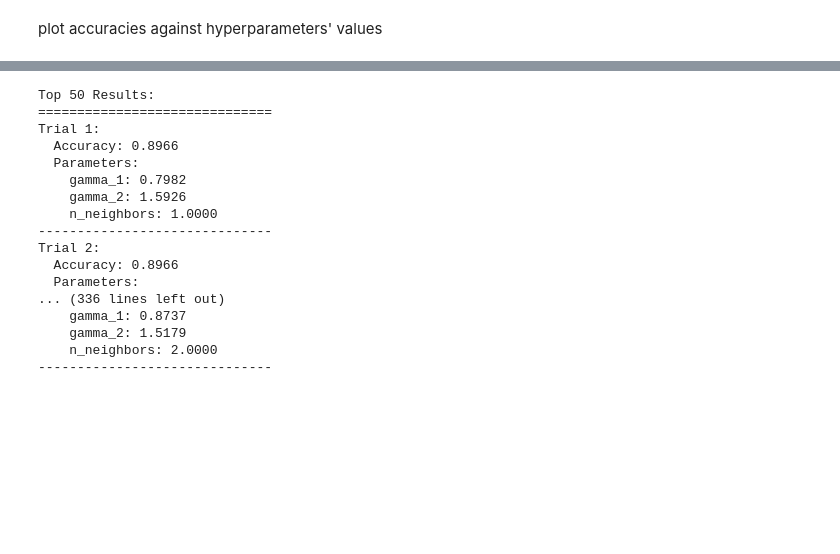
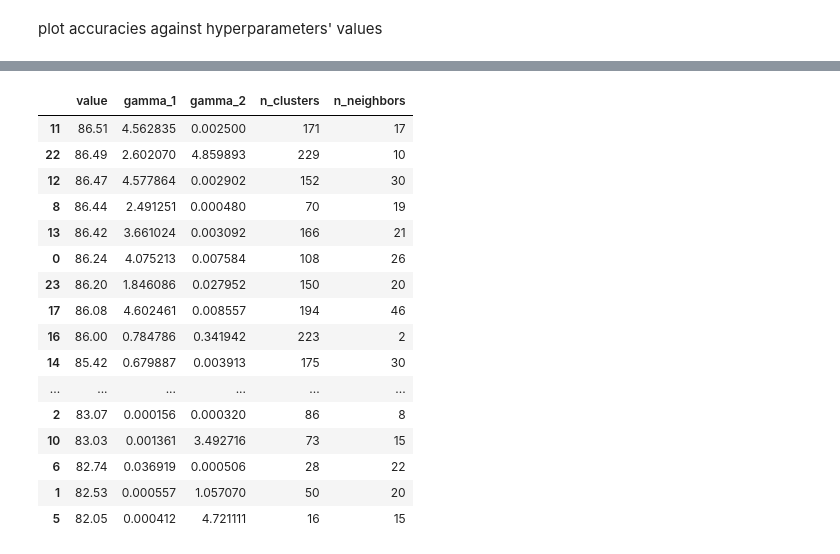
Before and after one commit to Hubizon/continual-learning-knn, a Jupyter notebook: dataset_1.ipynb, the cells around one changed output, grey strips where cells are left out. Cells and saved outputs as stored; diff of their text form; code cells hidden in the pictures; blank space fills up the shorter version.

```diff
--- a/dataset_1.ipynb
+++ b/dataset_1.ipynb
@@ -80,20 +97,21 @@ DatasetRun.plot_hyperparameters(trials, deg=2)
 # %%
-DatasetRun.print_results(trials, 50)
+if is_jupyter:
+    display(DatasetRun.print_results(study_name, only_important=True))
 # %% [output]
-Top 50 Results:
-==============================
-Trial 1:
-  Accuracy: 0.8966
-  Parameters:
-    gamma_1: 0.7982
-    gamma_2: 1.5926
-    n_neighbors: 1.0000
-------------------------------
-Trial 2:
-  Accuracy: 0.8966
-  Parameters:
-... (336 lines left out)
-    gamma_1: 0.8737
-    gamma_2: 1.5179
-    n_neighbors: 2.0000
-------------------------------
+|  | value | gamma_1 | gamma_2 | n_clusters | n_neighbors |
+| 11 | 86.51 | 4.562835 | 0.002500 | 171 | 17 |
+| 22 | 86.49 | 2.602070 | 4.859893 | 229 | 10 |
+| 12 | 86.47 | 4.577864 | 0.002902 | 152 | 30 |
+| 8 | 86.44 | 2.491251 | 0.000480 | 70 | 19 |
+| 13 | 86.42 | 3.661024 | 0.003092 | 166 | 21 |
+| 0 | 86.24 | 4.075213 | 0.007584 | 108 | 26 |
+| 23 | 86.20 | 1.846086 | 0.027952 | 150 | 20 |
+| 17 | 86.08 | 4.602461 | 0.008557 | 194 | 46 |
+| 16 | 86.00 | 0.784786 | 0.341942 | 223 | 2 |
+| 14 | 85.42 | 0.679887 | 0.003913 | 175 | 30 |
+| ... | ... | ... | ... | ... | ... |
+| 2 | 83.07 | 0.000156 | 0.000320 | 86 | 8 |
+| 10 | 83.03 | 0.001361 | 3.492716 | 73 | 15 |
+| 6 | 82.74 | 0.036919 | 0.000506 | 28 | 22 |
+| 1 | 82.53 | 0.000557 | 1.057070 | 50 | 20 |
+| 5 | 82.05 | 0.000412 | 4.721111 | 16 | 15 |
```
Also changed, not shown: parts of 7 cells of this notebook, 6 other files.
